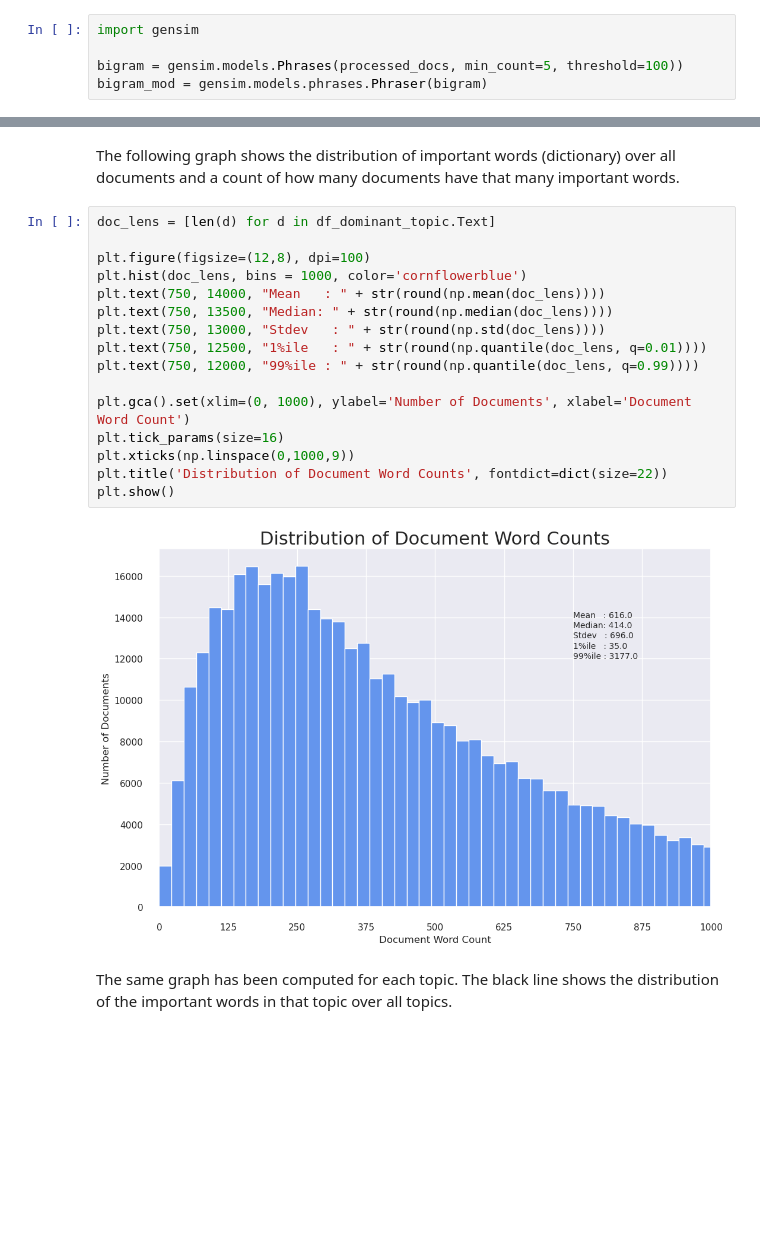
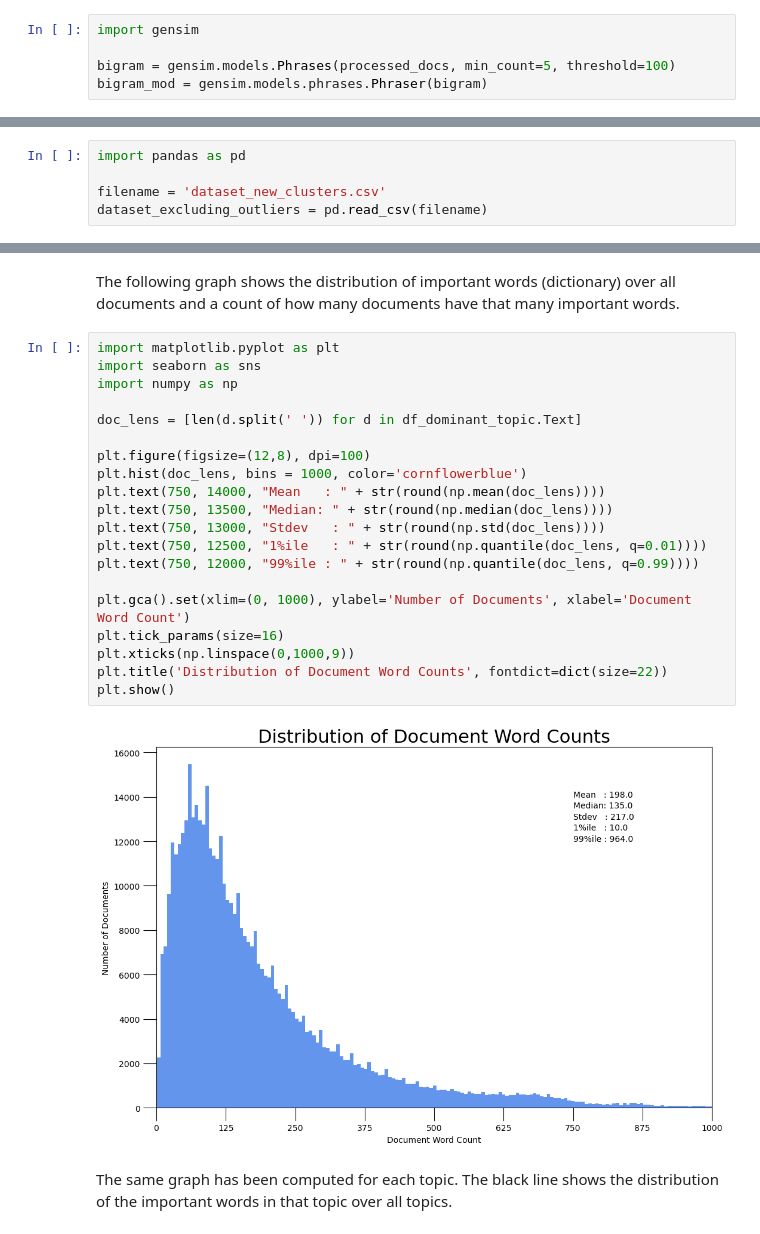
Before and after one commit to GillisWerrebrouck/UGent_Machine-Learning-Project, a Jupyter notebook: final-notebook.ipynb, the cells around one changed output, grey strips where cells are left out. Cells and saved outputs as stored; diff of their text form; blank space fills up the shorter version.

Commit message:
Add extra explanation to the code and regenerate graphs

```diff
--- a/final-notebook.ipynb
+++ b/final-notebook.ipynb
@@ -682,7 +682,7 @@ The next step is to compute frequent bigrams from the documents.
 # %%
 import gensim
 
-bigram = gensim.models.Phrases(processed_docs, min_count=5, threshold=100))
+bigram = gensim.models.Phrases(processed_docs, min_count=5, threshold=100)
 bigram_mod = gensim.models.phrases.Phraser(bigram)
 # %%
 def make_bigrams(texts):
@@ -944,6 +944,11 @@ dataset_excluding_outliers.head()
 # %%
 filename = 'dataset_new_clusters.csv'
 dataset_excluding_outliers.to_csv(filename, index=False)
+# %%
+import pandas as pd
+
+filename = 'dataset_new_clusters.csv'
+dataset_excluding_outliers = pd.read_csv(filename)
 # %% [markdown]
 The next step is to compute the heatmap which shows in which topics all documents fit with their probability.
 # %%
@@ -1049,23 +1054,27 @@ sent_topics_sorteddf_mallet
 # %% [markdown]
 The following graph shows the distribution of important words (dictionary) over all documents and a count of how many documents have that many important words.
 # %%
-doc_lens = [len(d) for d in df_dominant_topic.Text]
+import matplotlib.pyplot as plt
+import seaborn as sns
+import numpy as np
+
+doc_lens = [len(d.split(' ')) for d in df_dominant_topic.Text]
 
 plt.figure(figsize=(12,8), dpi=100)
 plt.hist(doc_lens, bins = 1000, color='cornflowerblue')
 plt.text(750, 14000, "Mean   : " + str(round(np.mean(doc_lens))))
 plt.text(750, 13500, "Median: " + str(round(np.median(doc_lens))))
 plt.text(750, 13000, "Stdev   : " + str(round(np.std(doc_lens))))
 plt.text(750, 12500, "1%ile   : " + str(round(np.quantile(doc_lens, q=0.01))))
 plt.text(750, 12000, "99%ile : " + str(round(np.quantile(doc_lens, q=0.99))))
 
 plt.gca().set(xlim=(0, 1000), ylabel='Number of Documents', xlabel='Document Word Count')
 plt.tick_params(size=16)
 plt.xticks(np.linspace(0,1000,9))
 plt.title('Distribution of Document Word Counts', fontdict=dict(size=22))
 plt.show()
 # %% [output]
-[figure, old version]
+[figure, new version]
 # %% [markdown]
 The same graph has been computed for each topic. The black line shows the distribution of the important words in that topic over all topics.
 # %%
```
Also changed, not shown: parts of 11 cells of this notebook.
